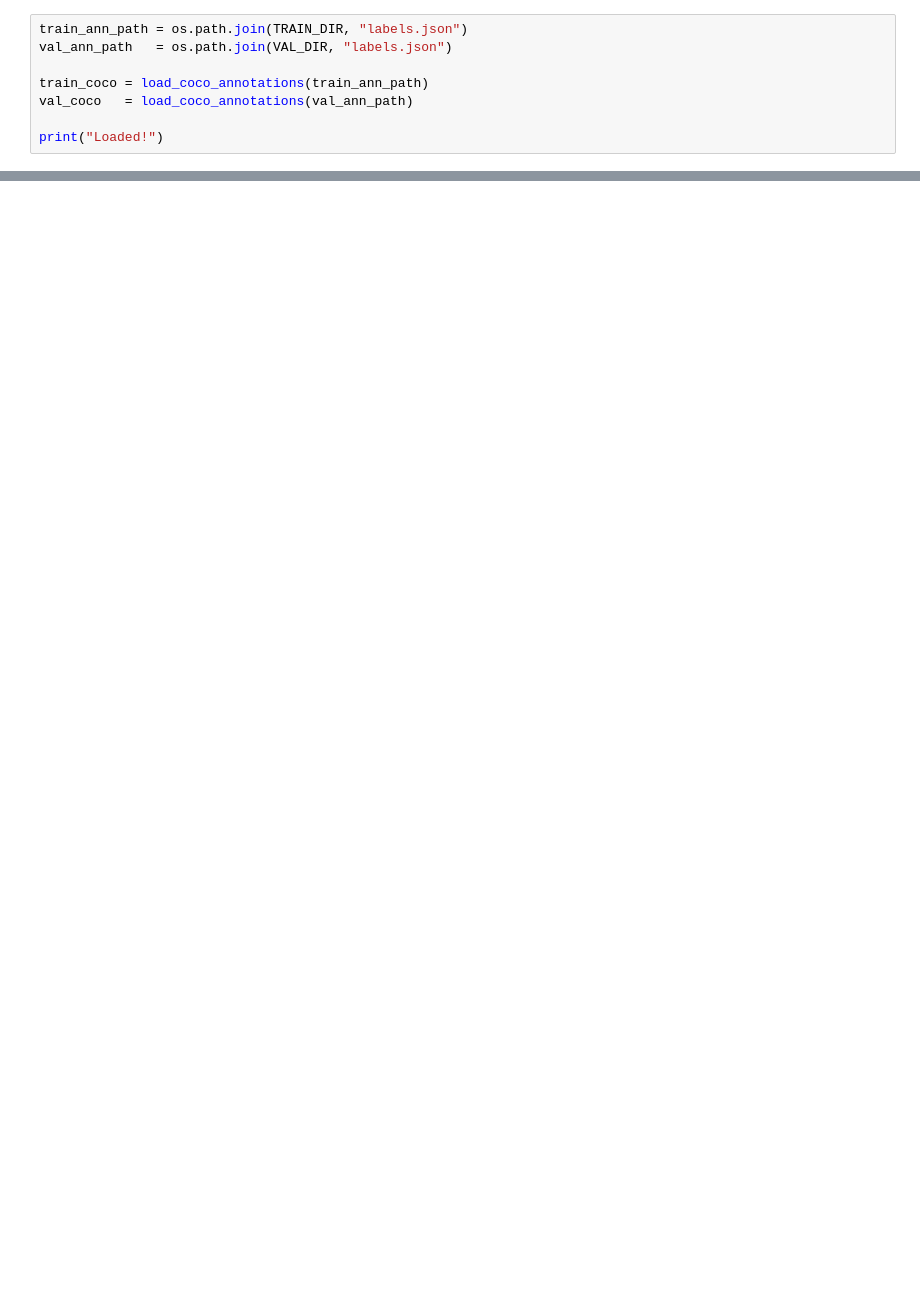
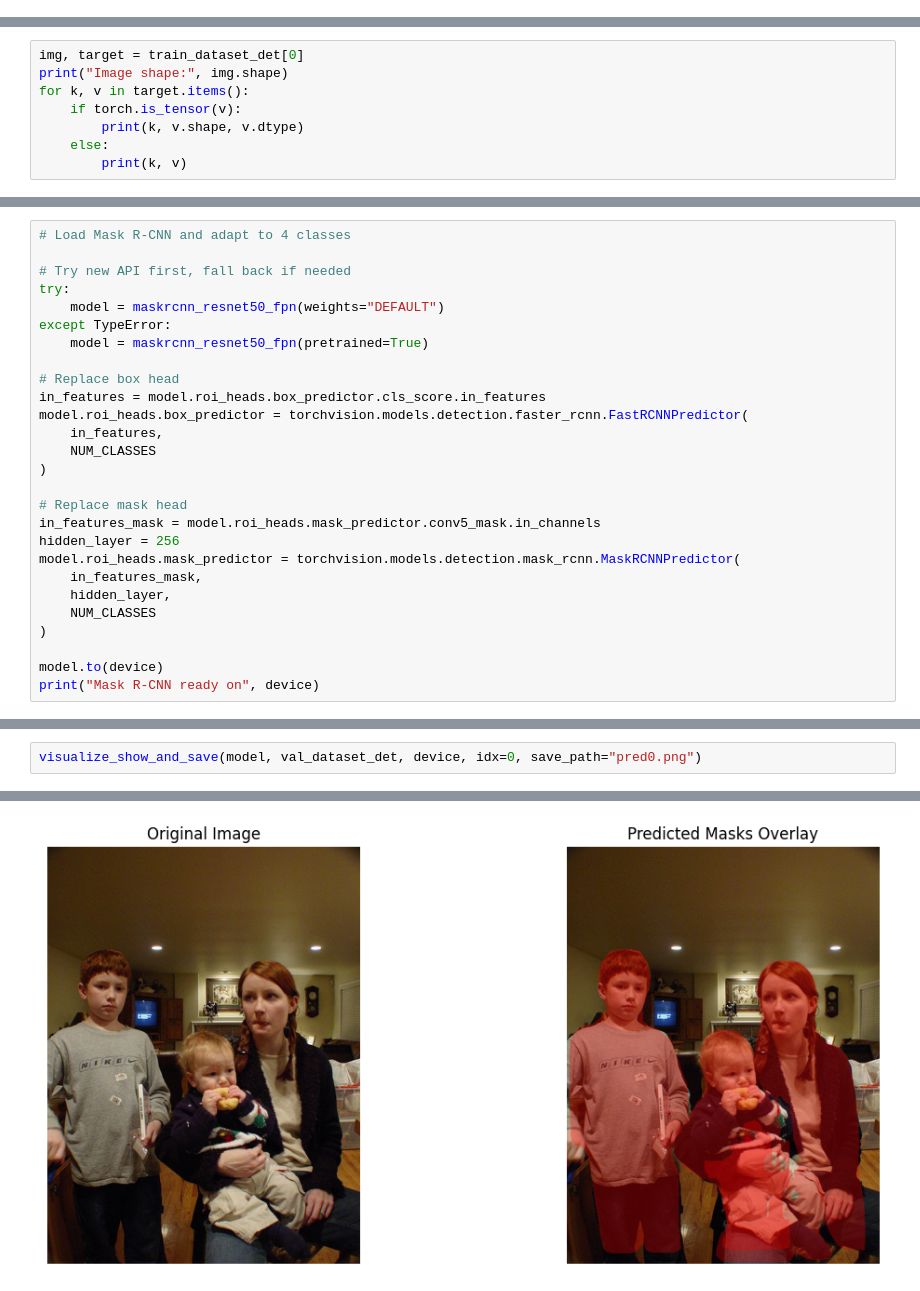
Before and after one commit to sudarshanmungi39/Individual-project---Image-segmentation, a Jupyter notebook: Untitled4.ipynb, the cells around one changed output, grey strips where cells are left out. Cells and saved outputs as stored; diff of their text form; blank space fills up the shorter version.

```diff
--- a/Untitled4.ipynb
+++ b/Untitled4.ipynb
@@ -70,8 +102,0 @@ print(os.listdir(VAL_DIR))
-# %%
-train_ann_path = os.path.join(TRAIN_DIR, "labels.json")
-val_ann_path   = os.path.join(VAL_DIR, "labels.json")
-
-train_coco = load_coco_annotations(train_ann_path)
-val_coco   = load_coco_annotations(val_ann_path)
-
-print("Loaded!")
@@ -79,0 +265,8 @@ Loaded!
+# %%
+img, target = train_dataset_det[0]
+print("Image shape:", img.shape)
+for k, v in target.items():
+    if torch.is_tensor(v):
+        print(k, v.shape, v.dtype)
+    else:
+        print(k, v)
@@ -79,0 +281,27 @@ Loaded!
+# %%
+# Load Mask R-CNN and adapt to 4 classes
+
+# Try new API first, fall back if needed
+try:
+    model = maskrcnn_resnet50_fpn(weights="DEFAULT")
+except TypeError:
+    model = maskrcnn_resnet50_fpn(pretrained=True)
+
+# Replace box head
+in_features = model.roi_heads.box_predictor.cls_score.in_features
+model.roi_heads.box_predictor = torchvision.models.detection.faster_rcnn.FastRCNNPredictor(
+    in_features,
+    NUM_CLASSES
+)
+
+# Replace mask head
+in_features_mask = model.roi_heads.mask_predictor.conv5_mask.in_channels
+hidden_layer = 256
+model.roi_heads.mask_predictor = torchvision.models.detection.mask_rcnn.MaskRCNNPredictor(
+    in_features_mask,
+    hidden_layer,
+    NUM_CLASSES
+)
+
+model.to(device)
+print("Mask R-CNN ready on", device)
@@ -79,0 +503,3 @@ Loaded!
+# %%
+visualize_show_and_save(model, val_dataset_det, device, idx=0, save_path="pred0.png")
+# %% [output]
@@ -79,0 +510 @@ Loaded!
+[figure, added]
```
Also changed, not shown: parts of 18 cells of this notebook.
